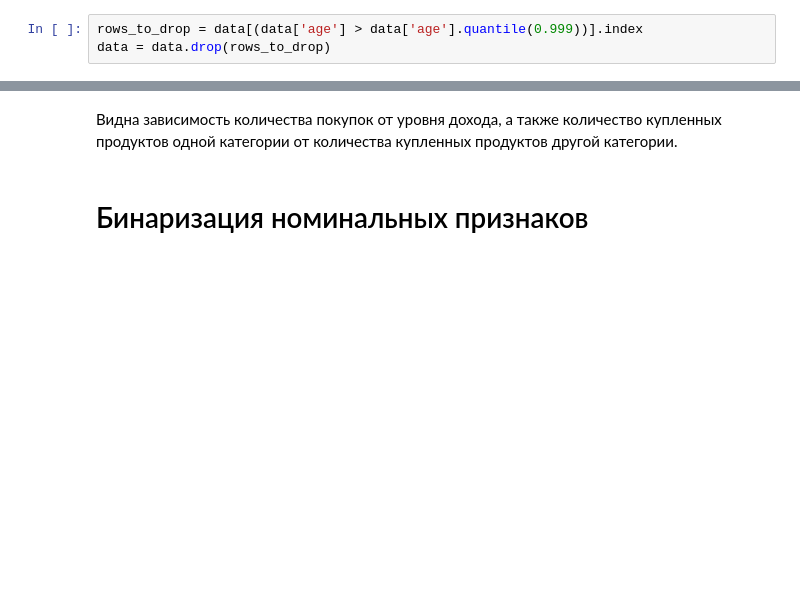
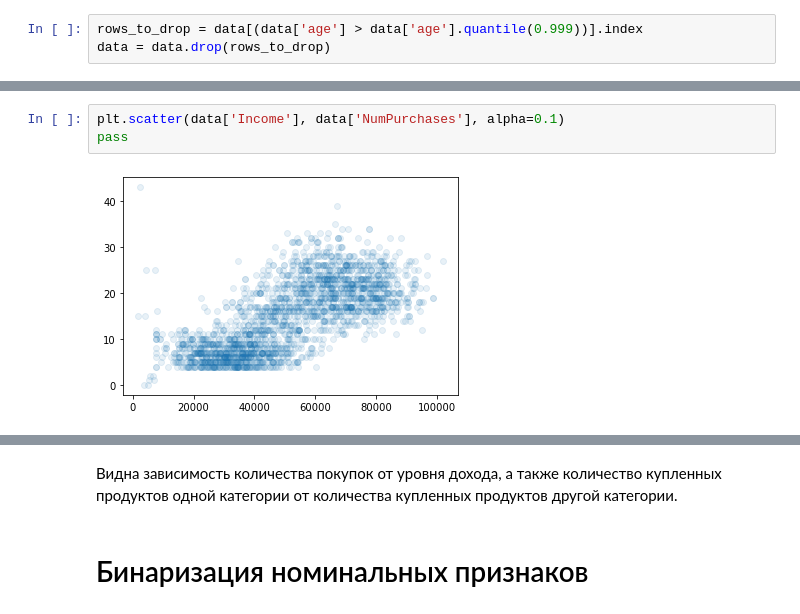
Before and after one commit to alcatkuchera/Marketing_Campaign, a Jupyter notebook: Marketing_campaign.ipynb, the cells around one changed output, grey strips where cells are left out. Drawn from its saved outputs; the diff is of its cells as text; blank space fills up the shorter version.

```diff
--- a/Marketing_campaign.ipynb
+++ b/Marketing_campaign.ipynb
@@ -400,0 +578,5 @@ corr_mat.where(np.triu(corr_mat > 0.5, k=1)).stack().sort_values(ascending=False
+# %%
+plt.scatter(data['Income'], data['NumPurchases'], alpha=0.1)
+pass
+# %% [output]
+[figure, added]
```
Also changed, not shown: parts of 199 cells of this notebook.
